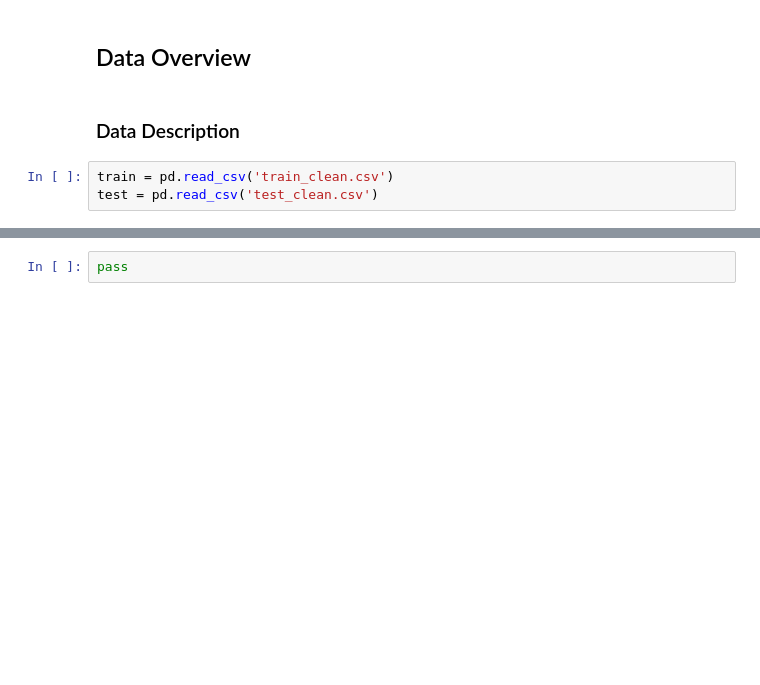
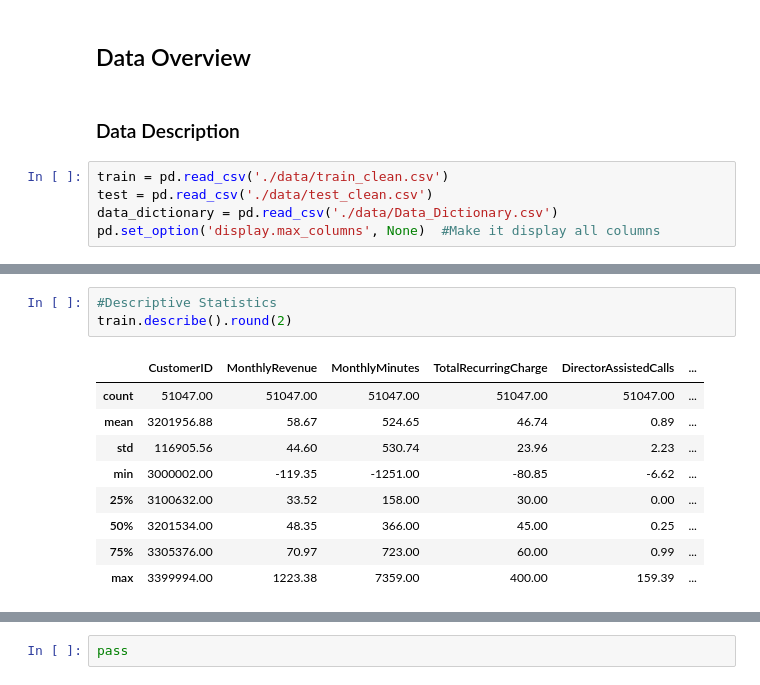
Before and after one commit to kayleeisokay/cs109a_final_project, a Jupyter notebook: MS3.ipynb, the cells around one changed output, grey strips where cells are left out. Saved outputs shown, nothing was run; the diff lists cells and outputs as text; blank space fills up the shorter version.

```diff
--- a/MS3.ipynb
+++ b/MS3.ipynb
@@ -26,5 +26,7 @@ from sklearn.preprocessing import PowerTransformer
 # %% [markdown]
 ### Data Description
 # %%
-train = pd.read_csv('train_clean.csv')
-test = pd.read_csv('test_clean.csv')
+train = pd.read_csv('./data/train_clean.csv')
+test = pd.read_csv('./data/test_clean.csv')
+data_dictionary = pd.read_csv('./data/Data_Dictionary.csv')
+pd.set_option('display.max_columns', None)  #Make it display all columns
@@ -30,0 +52,13 @@ test = pd.read_csv('test_clean.csv')
+# %%
+#Descriptive Statistics
+train.describe().round(2)
+# %% [output]
+|  | CustomerID | MonthlyRevenue | MonthlyMinutes | TotalRecurringCharge | DirectorAssistedCalls | ... |
+| count | 51047.00 | 51047.00 | 51047.00 | 51047.00 | 51047.00 | ... |
+| mean | 3201956.88 | 58.67 | 524.65 | 46.74 | 0.89 | ... |
+| std | 116905.56 | 44.60 | 530.74 | 23.96 | 2.23 | ... |
+| min | 3000002.00 | -119.35 | -1251.00 | -80.85 | -6.62 | ... |
+| 25% | 3100632.00 | 33.52 | 158.00 | 30.00 | 0.00 | ... |
+| 50% | 3201534.00 | 48.35 | 366.00 | 45.00 | 0.25 | ... |
+| 75% | 3305376.00 | 70.97 | 723.00 | 60.00 | 0.99 | ... |
+| max | 3399994.00 | 1223.38 | 7359.00 | 400.00 | 159.39 | ... |
```
Also changed, not shown: parts of 6 cells of this notebook.
